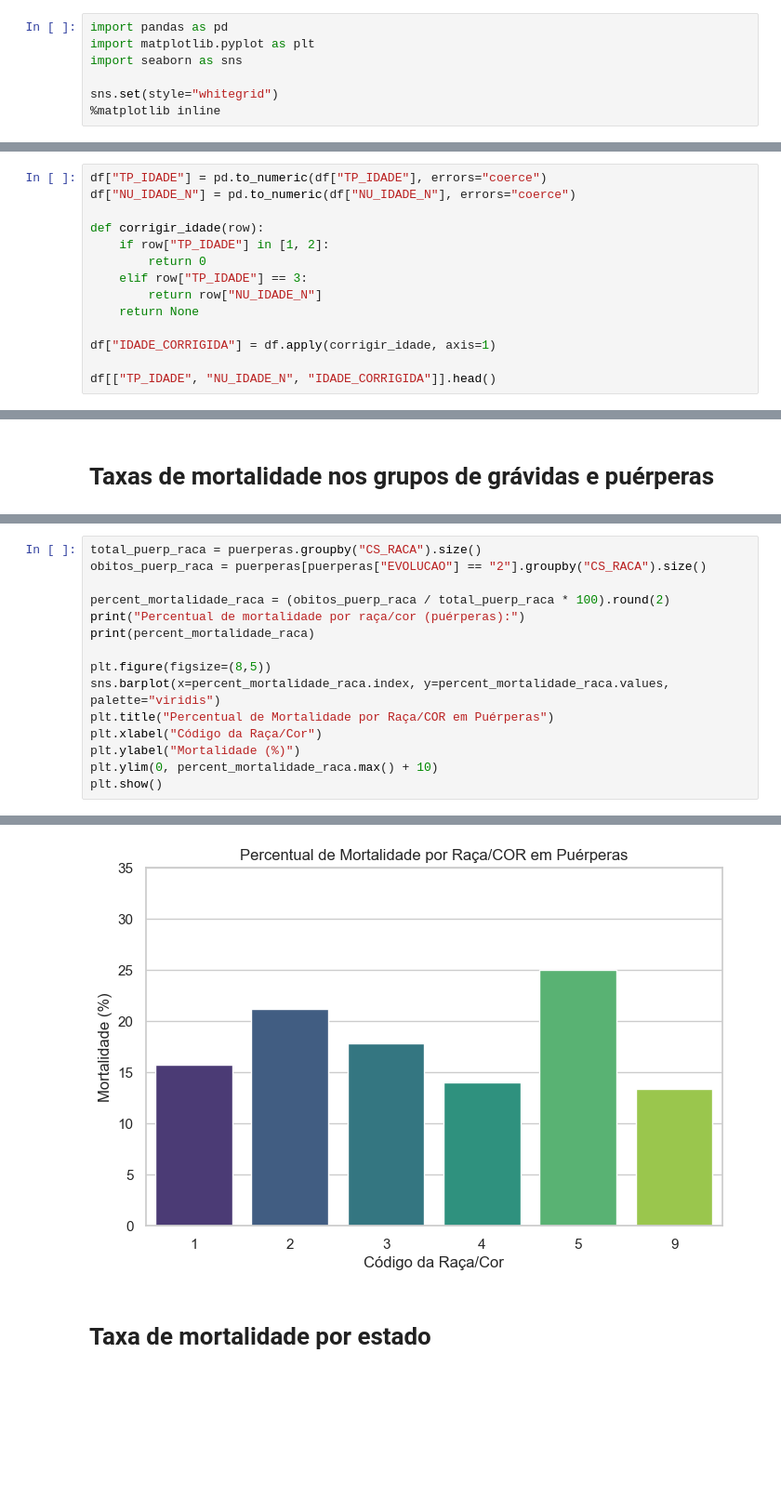
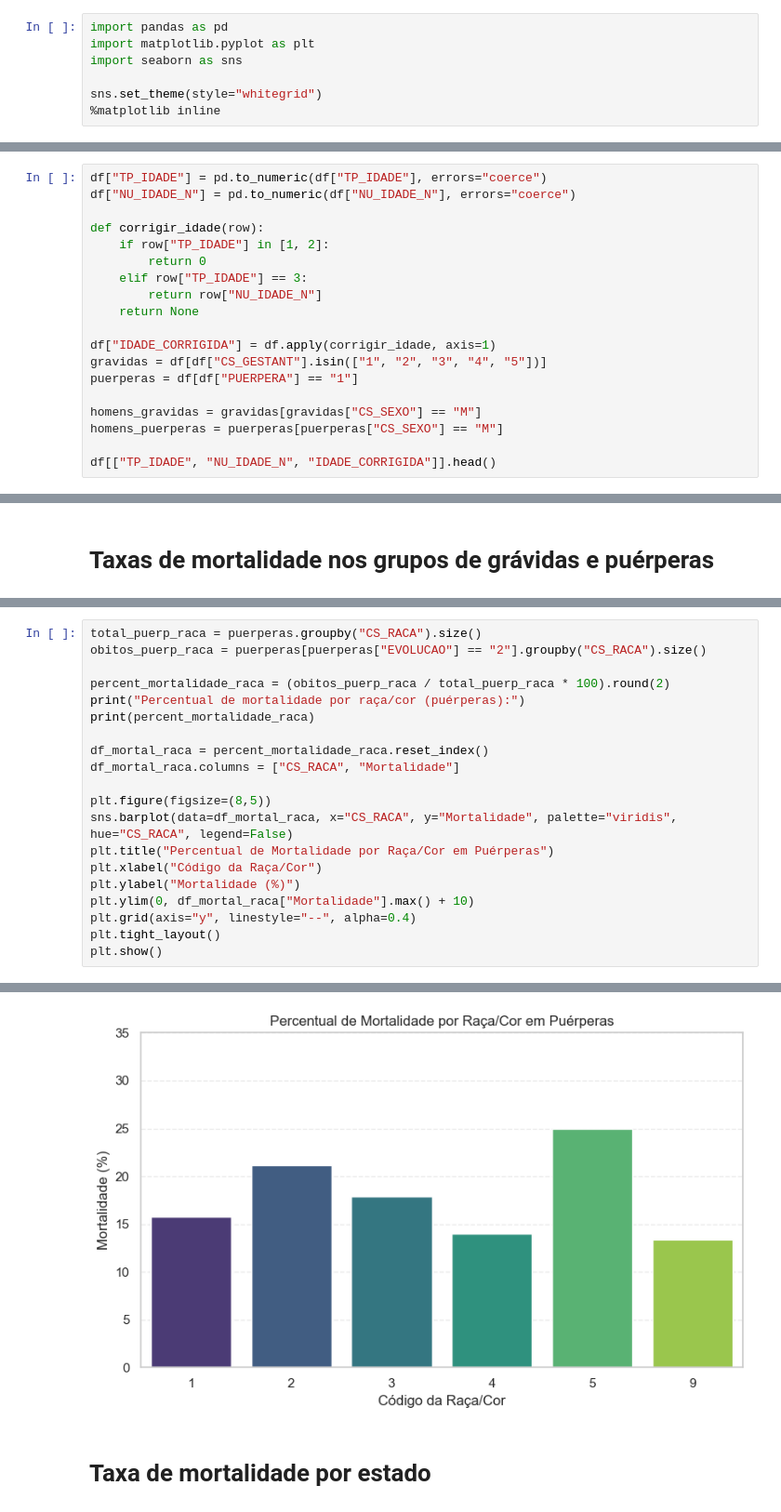
Before and after one commit to pepz1n/Analise-INFLUD21, a Jupyter notebook: Trabalho.ipynb, the cells around one changed output, grey strips where cells are left out. Shown at 93% size. Drawn from its saved outputs; the diff is of its cells as text; blank space fills up the shorter version.

```diff
--- a/Trabalho.ipynb
+++ b/Trabalho.ipynb
@@ -3,6 +3,6 @@ import pandas as pd
 import matplotlib.pyplot as plt
 import seaborn as sns
 
-sns.set(style="whitegrid")
+sns.set_theme(style="whitegrid")
 %matplotlib inline
 # %%
@@ -20,6 +19,11 @@ def corrigir_idade(row):
     return None
 
 df["IDADE_CORRIGIDA"] = df.apply(corrigir_idade, axis=1)
+gravidas = df[df["CS_GESTANT"].isin(["1", "2", "3", "4", "5"])]
+puerperas = df[df["PUERPERA"] == "1"]
+
+homens_gravidas = gravidas[gravidas["CS_SEXO"] == "M"]
+homens_puerperas = puerperas[puerperas["CS_SEXO"] == "M"]
 
 df[["TP_IDADE", "NU_IDADE_N", "IDADE_CORRIGIDA"]].head()
 # %% [output]
@@ -112,12 +114,17 @@ percent_mortalidade_raca = (obitos_puerp_raca / total_puerp_raca * 100).round(2)
 print("Percentual de mortalidade por raça/cor (puérperas):")
 print(percent_mortalidade_raca)
 
+df_mortal_raca = percent_mortalidade_raca.reset_index()
+df_mortal_raca.columns = ["CS_RACA", "Mortalidade"]
+
 plt.figure(figsize=(8,5))
-sns.barplot(x=percent_mortalidade_raca.index, y=percent_mortalidade_raca.values, palette="viridis")
-plt.title("Percentual de Mortalidade por Raça/COR em Puérperas")
+sns.barplot(data=df_mortal_raca, x="CS_RACA", y="Mortalidade", palette="viridis", hue="CS_RACA", legend=False)
+plt.title("Percentual de Mortalidade por Raça/Cor em Puérperas")
 plt.xlabel("Código da Raça/Cor")
 plt.ylabel("Mortalidade (%)")
-plt.ylim(0, percent_mortalidade_raca.max() + 10)
+plt.ylim(0, df_mortal_raca["Mortalidade"].max() + 10)
+plt.grid(axis="y", linestyle="--", alpha=0.4)
+plt.tight_layout()
 plt.show()
 # %% [output]
 Percentual de mortalidade por raça/cor (puérperas):
@@ -135,4 +139,4 @@ Passing `palette` without assigning `hue` is deprecated and will be removed in v
-[figure, old version]
+[figure, new version]
 # %% [markdown]
 # Taxa de mortalidade por estado
 # %%
```
Also changed, not shown: parts of 4 cells of this notebook.
